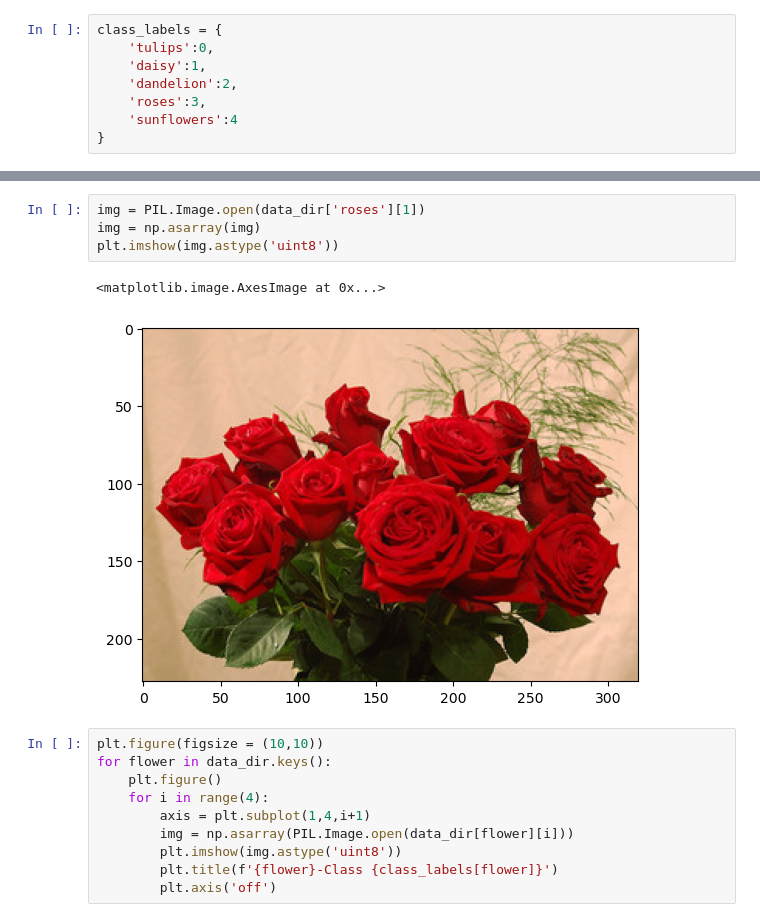
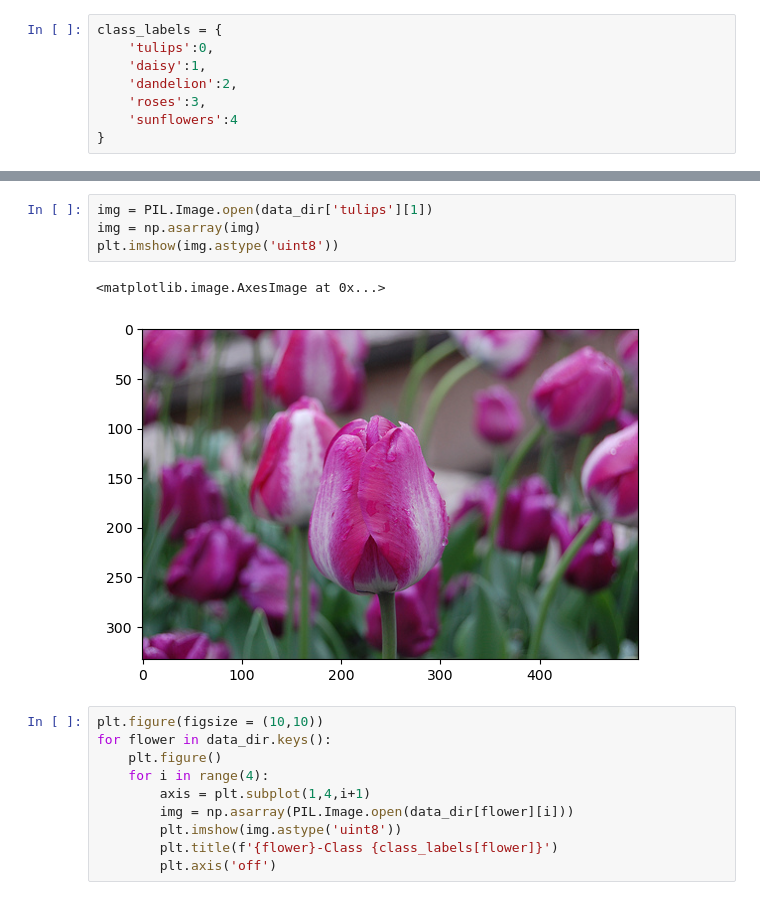
Before and after one commit to Renuka-Wadikar/Data-Science-and-Machine-Learning, a Jupyter notebook: Flower Classification/flower-classification.ipynb, the cells around one changed output, grey strips where cells are left out. Saved outputs shown, nothing was run; the diff lists cells and outputs as text.

```diff
--- a/Flower Classification/flower-classification.ipynb
+++ b/Flower Classification/flower-classification.ipynb
@@ -68,10 +86,10 @@ class_labels = {
 # %%
-img = PIL.Image.open(data_dir['roses'][1])
+img = PIL.Image.open(data_dir['tulips'][1])
 img = np.asarray(img)
 plt.imshow(img.astype('uint8'))
 # %% [output]
 <matplotlib.image.AxesImage at 0x...>
-[figure, old version]
+[figure, new version]
 # %%
 plt.figure(figsize = (10,10))
 for flower in data_dir.keys():
```
Also changed, not shown: parts of 22 cells of this notebook.
